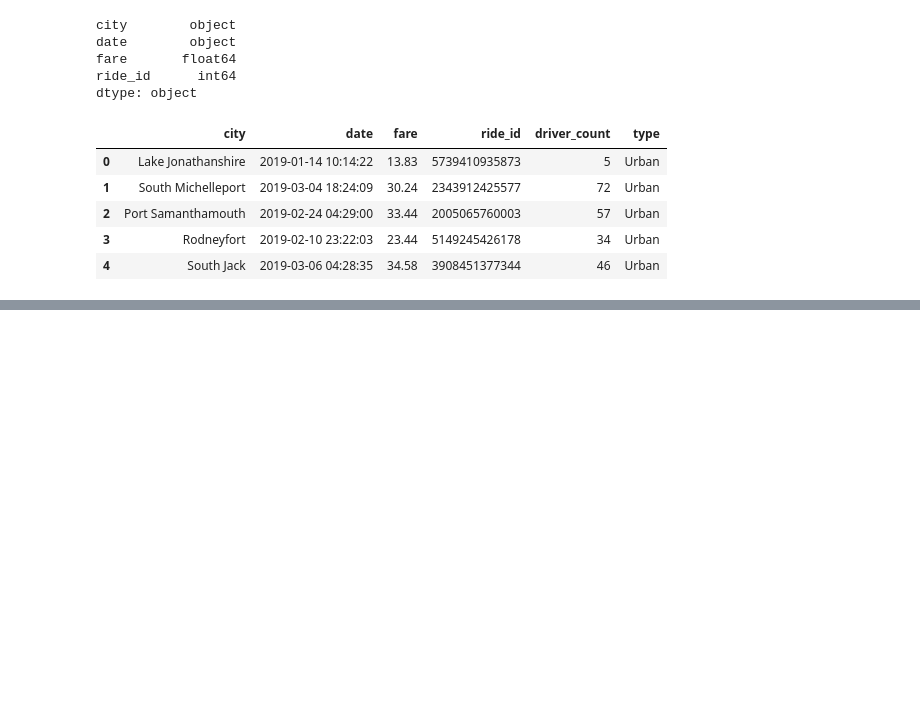
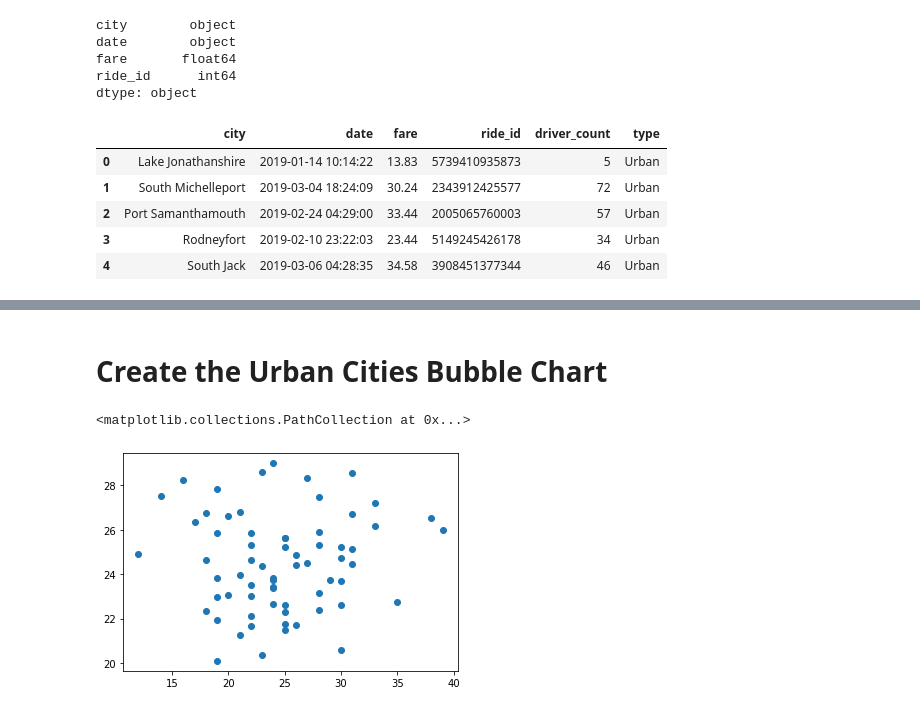
Before and after one commit to nayanbarhate/PyBer_Analysis, a Jupyter notebook: PyBer.ipynb, the cells around one changed output, grey strips where cells are left out. Saved outputs shown, nothing was run; the diff lists cells and outputs as text; code cells hidden in the pictures; blank space fills up the shorter version.

```diff
--- a/PyBer.ipynb
+++ b/PyBer.ipynb
@@ -120,0 +123,7 @@ pyber_data_df.head()
+# %%
+# Create the urban, suburban, rural dataframe.
+urban_cities_df = pyber_data_df[pyber_data_df["type"] == "Urban"]
+suburban_cities_df = pyber_data_df[pyber_data_df["type"] == "Suburban"]
+rural_cities_df = pyber_data_df[pyber_data_df["type"] == "Rural"]
+
+urban_city_df.head()
@@ -120,0 +137,4 @@ pyber_data_df.head()
+# %%
+# Get the number of rides for urban cities.
+urban_ride_count = urban_cities_df.groupby(["city"]).count()["ride_id"]
+urban_ride_count.head()
@@ -120,0 +172,4 @@ pyber_data_df.head()
+# %%
+# Get average fare for each city in the urban cities.
+urban_avg_fare = urban_cities_df.groupby(["city"]).mean()["fare"]
+urban_avg_fare.head()
@@ -120,0 +242,8 @@ pyber_data_df.head()
+# %% [markdown]
+# Create the Urban Cities Bubble Chart
+# %%
+# Build the scatter plots for urban cities.
+plt.scatter(urban_ride_count, urban_avg_fare)
+# %% [output]
+<matplotlib.collections.PathCollection at 0x...>
+[figure, added]
```
Also changed, not shown: parts of 22 cells of this notebook, 1 other file.
